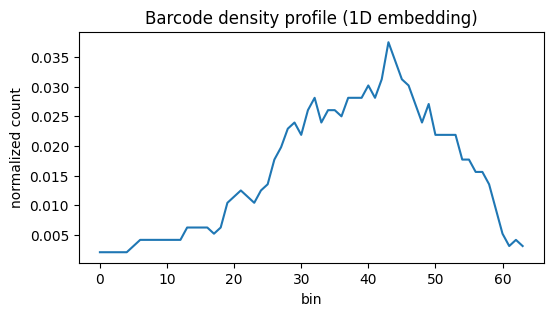
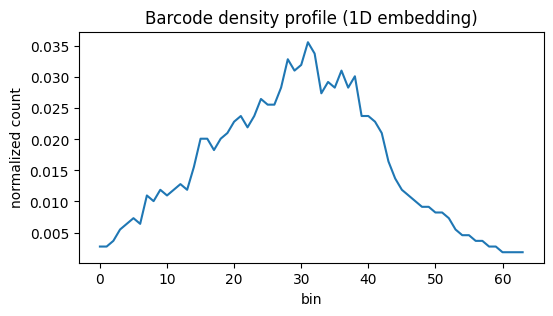
Code edit (unified diff) that turned the first committed figure into the second:
--- before
+++ after
@@ -1,4 +1,4 @@
 # Density profile (vector)
-h = barcode_density_profile(barcode, n_bins=256, x_range=(0,1), normalize="l1")
+h = barcode_density_profile(barcode, n_bins=64, x_range=(0,1), normalize="l1")
 
 plt.figure(figsize=(6,3))
@@ -9,8 +9,8 @@
 
 # Persistence image embedding (vector) via your existing helper
-pi = persistence_image(diag, n_bins=32, sigma=0.05, weighting="none")
+pi = persistence_image(diag, n_bins=16, sigma=0.05, weighting="persistence")
 
 plt.figure(figsize=(4,4))
-plt.imshow(pi.reshape(32,32), origin="lower", aspect="auto")
+plt.imshow(pi.reshape(16,16), origin="lower", aspect="auto")
 plt.title("Unweighted persistence image")
 plt.xlabel("birth bin"); plt.ylabel("persistence bin")

Commit: TMD params